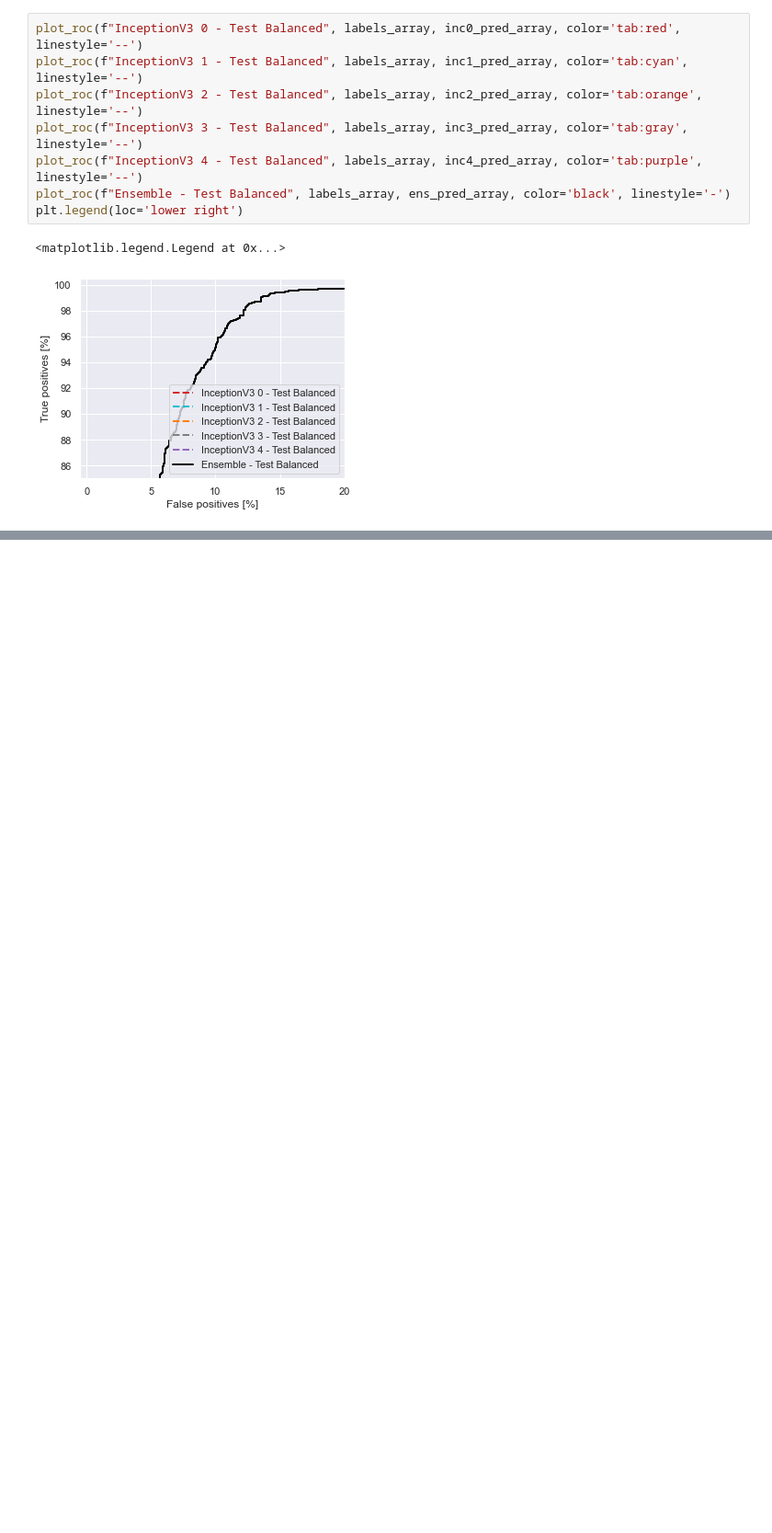
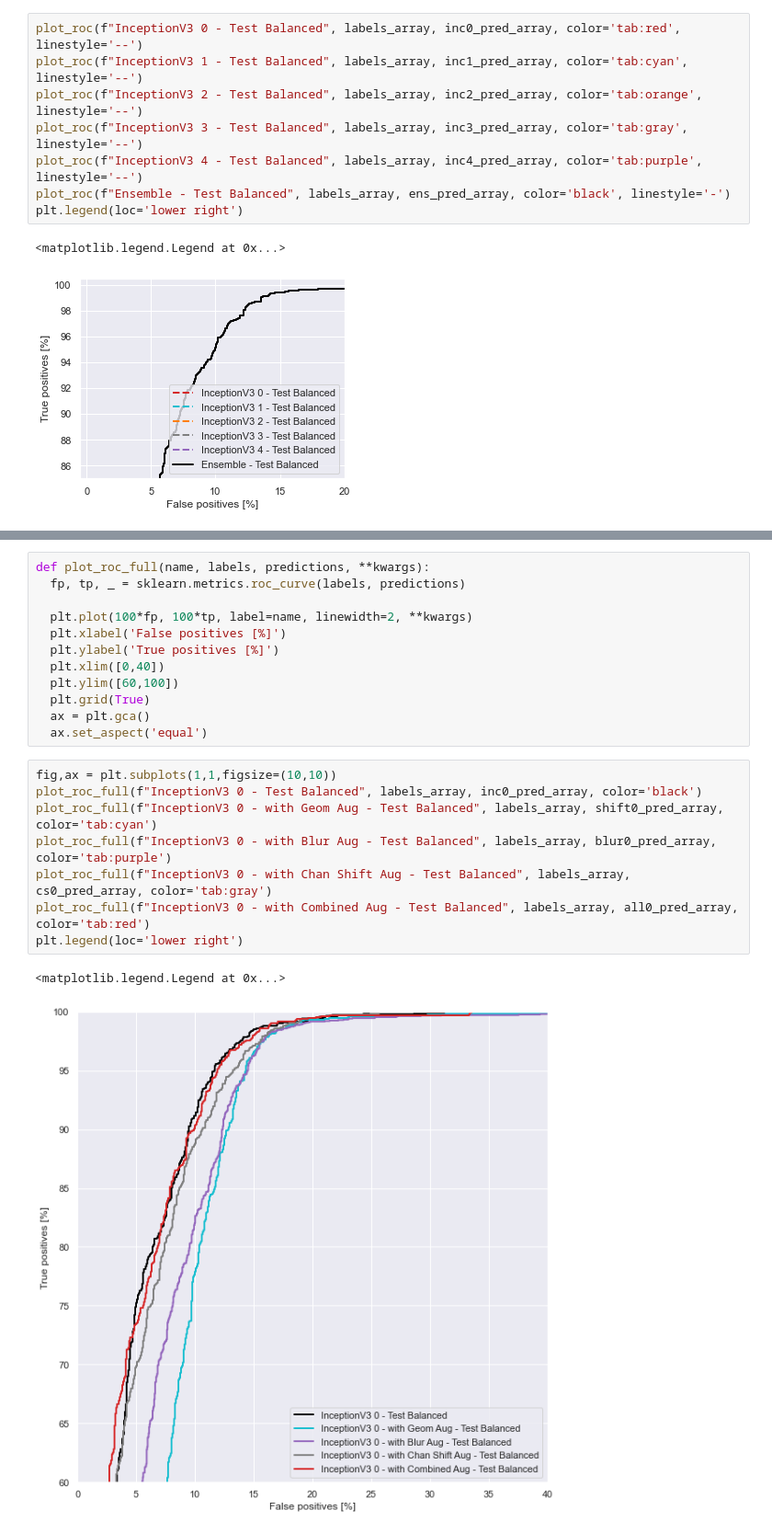
Before and after one commit to mariaauslander/capstone_fall20_irrigation, a Jupyter notebook: BigEarthData/epoch_metrics.ipynb, the cells around one changed output, grey strips where cells are left out. Shown at 92% size. Saved outputs shown, nothing was run; the diff lists cells and outputs as text; blank space fills up the shorter version.

```diff
--- a/BigEarthData/epoch_metrics.ipynb
+++ b/BigEarthData/epoch_metrics.ipynb
@@ -424 +498,24 @@ plt.legend(loc='lower right')
+# %%
+def plot_roc_full(name, labels, predictions, **kwargs):
+  fp, tp, _ = sklearn.metrics.roc_curve(labels, predictions)
+
+  plt.plot(100*fp, 100*tp, label=name, linewidth=2, **kwargs)
+  plt.xlabel('False positives [%]')
+  plt.ylabel('True positives [%]')
+  plt.xlim([0,40])
+  plt.ylim([60,100])
+  plt.grid(True)
+  ax = plt.gca()
+  ax.set_aspect('equal')
+# %%
+fig,ax = plt.subplots(1,1,figsize=(10,10))
+plot_roc_full(f"InceptionV3 0 - Test Balanced", labels_array, inc0_pred_array, color='black')
+plot_roc_full(f"InceptionV3 0 - with Geom Aug - Test Balanced", labels_array, shift0_pred_array, color='tab:cyan')
+plot_roc_full(f"InceptionV3 0 - with Blur Aug - Test Balanced", labels_array, blur0_pred_array, color='tab:purple')
+plot_roc_full(f"InceptionV3 0 - with Chan Shift Aug - Test Balanced", labels_array, cs0_pred_array, color='tab:gray')
+plot_roc_full(f"InceptionV3 0 - with Combined Aug - Test Balanced", labels_array, all0_pred_array, color='tab:red')
+plt.legend(loc='lower right')
+# %% [output]
+<matplotlib.legend.Legend at 0x...>
+[figure, added]
 # %%
```
Also changed, not shown: parts of 13 cells of this notebook, 5 other files.
